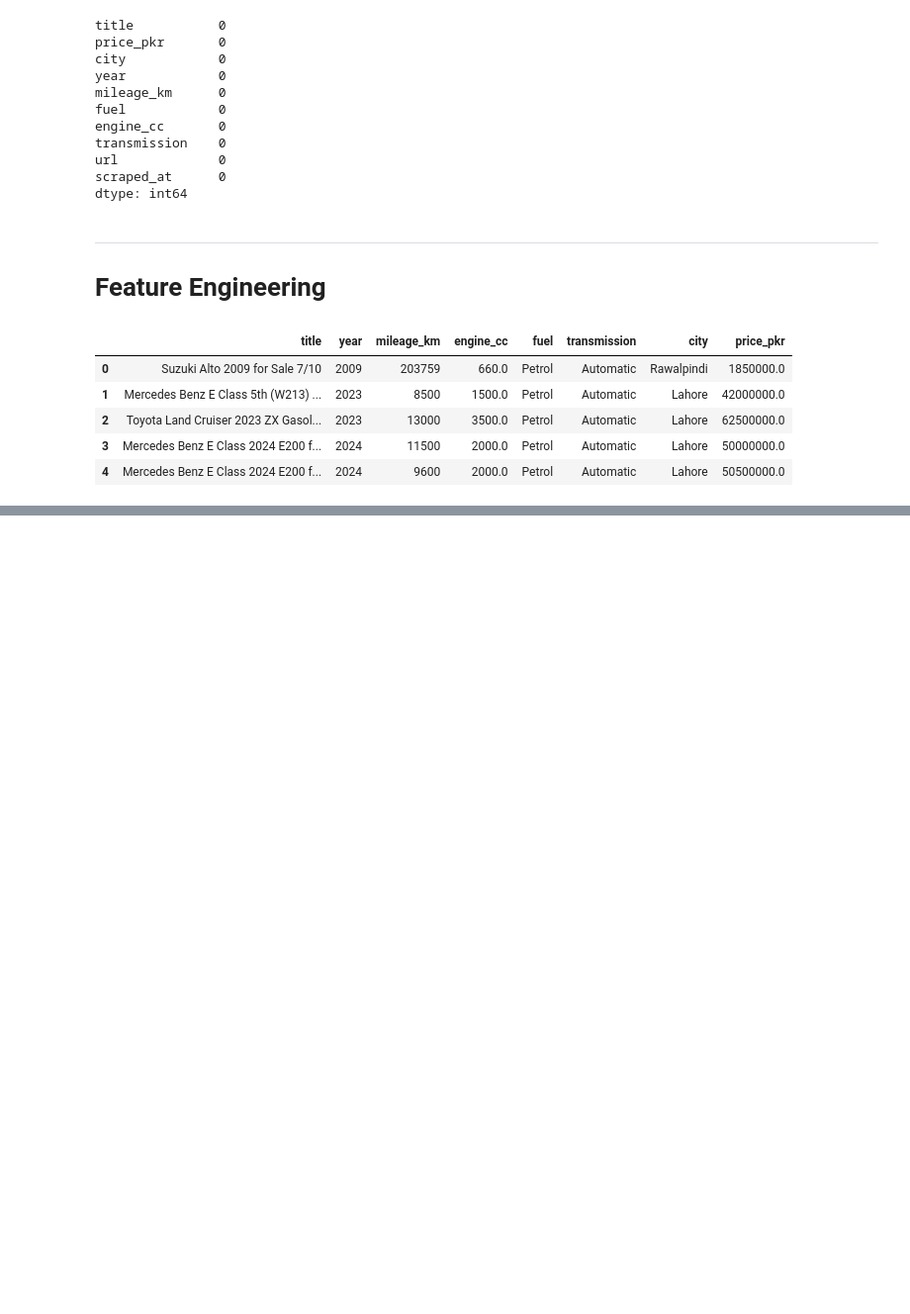
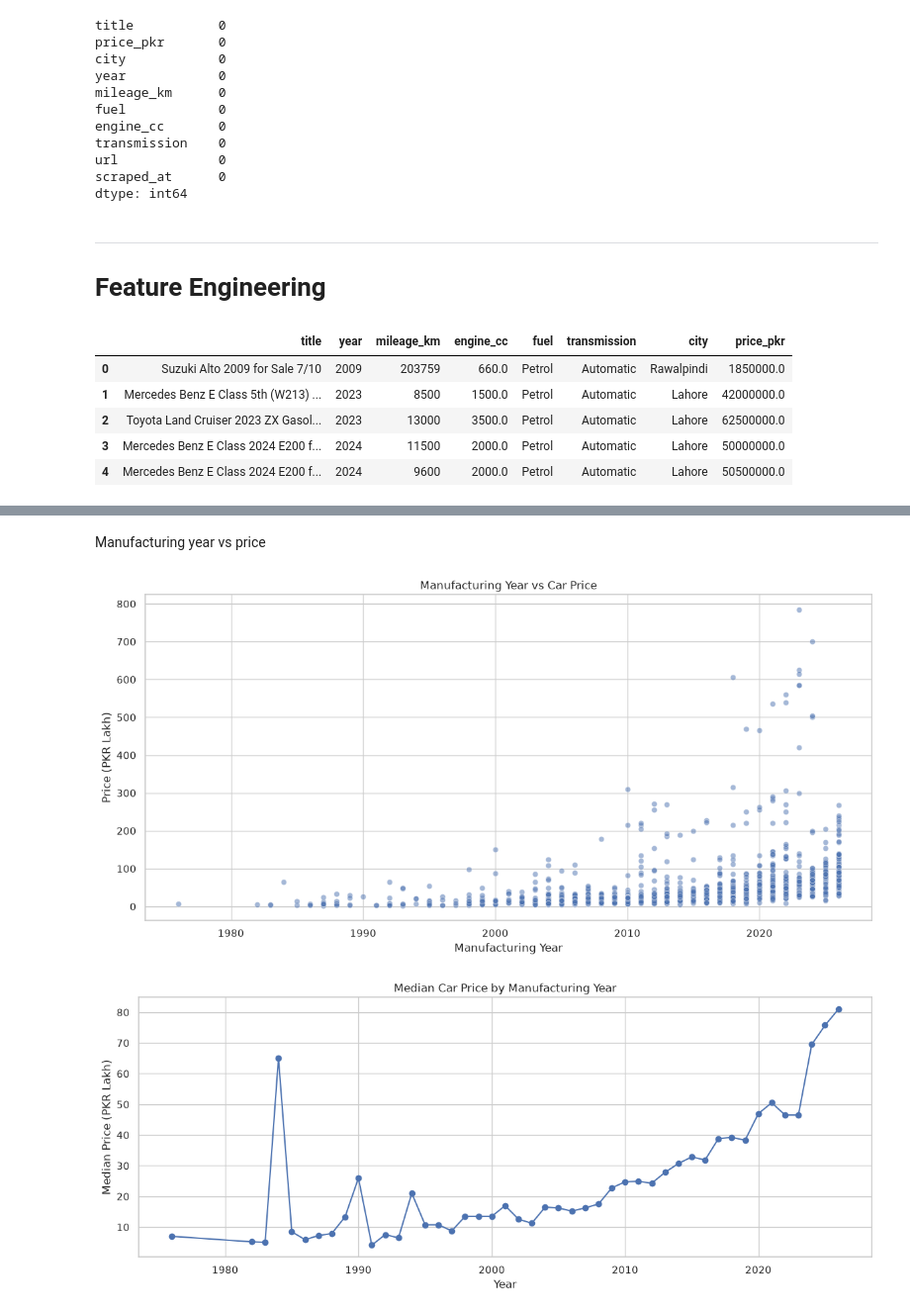
Before and after one commit to RealHaroon/Artificial-Intelligence-Labs, a Jupyter notebook: Machine Learning/Used Car Price Predictor/notebook/UsedCarPricePredictor.ipynb, the cells around one changed output, grey strips where cells are left out. Shown at 99% size. Saved outputs shown, nothing was run; the diff lists cells and outputs as text; code cells hidden in the pictures; blank space fills up the shorter version.

```diff
--- a/Machine Learning/Used Car Price Predictor/notebook/UsedCarPricePredictor.ipynb
+++ b/Machine Learning/Used Car Price Predictor/notebook/UsedCarPricePredictor.ipynb
@@ -102,0 +602,32 @@ df.head()
+# %% [markdown]
+Manufacturing year vs price
+# %%
+plt.figure(figsize=(12, 6))
+
+sns.scatterplot(
+    data=df,
+    x="year",
+    y="price_lakh",
+    alpha=0.5
+)
+
+plt.title("Manufacturing Year vs Car Price")
+plt.xlabel("Manufacturing Year")
+plt.ylabel("Price (PKR Lakh)")
+plt.tight_layout()
+plt.show()
+
+# Median price by year
+year_prices = df.groupby("year")["price_lakh"].median()
+
+plt.figure(figsize=(12, 5))
+year_prices.plot(marker="o")
+
+plt.title("Median Car Price by Manufacturing Year")
+plt.xlabel("Year")
+plt.ylabel("Median Price (PKR Lakh)")
+plt.tight_layout()
+plt.show()
+# %% [output]
+[figure, added]
+[figure, added]
```
Also changed, not shown: parts of 31 cells of this notebook, 4 other files.
